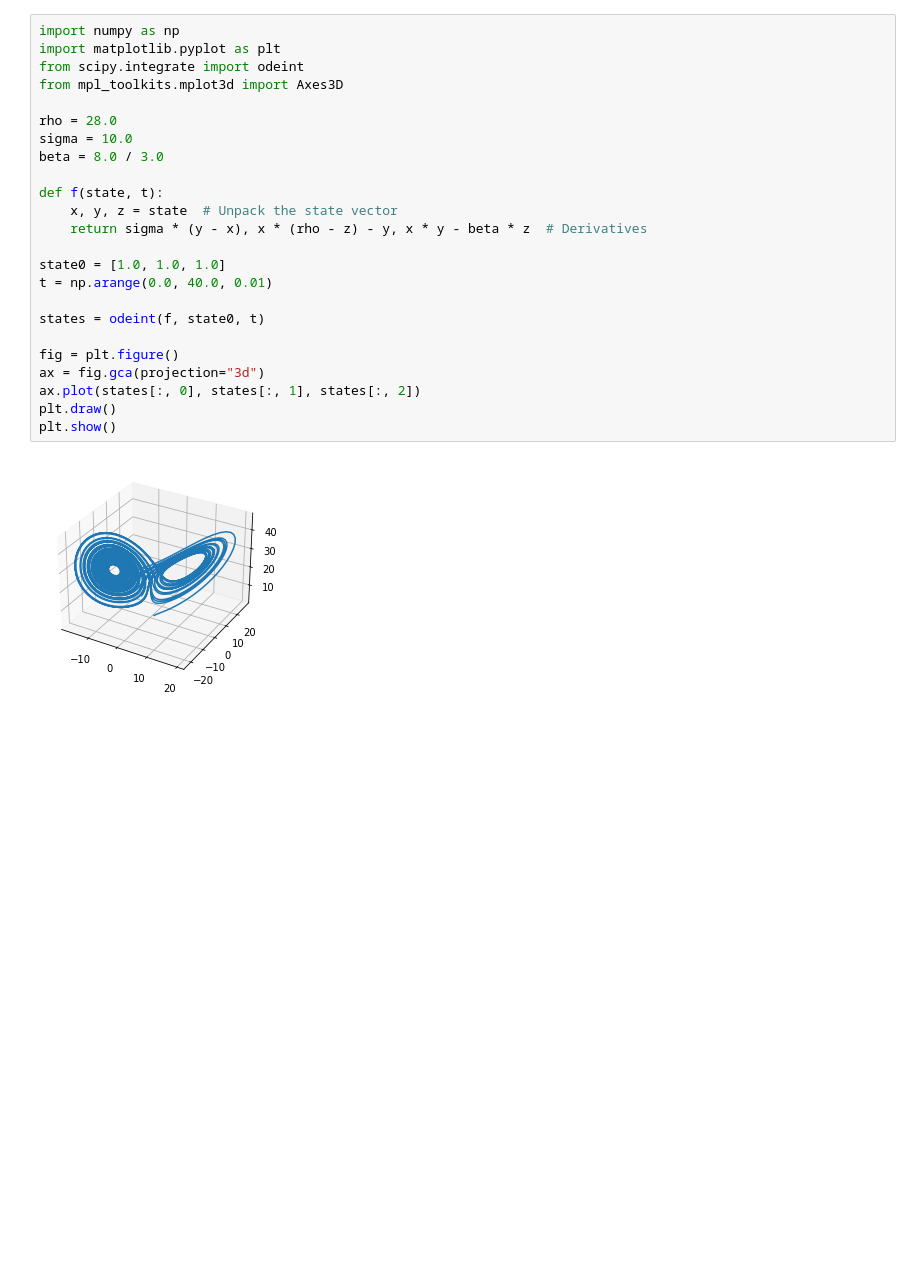
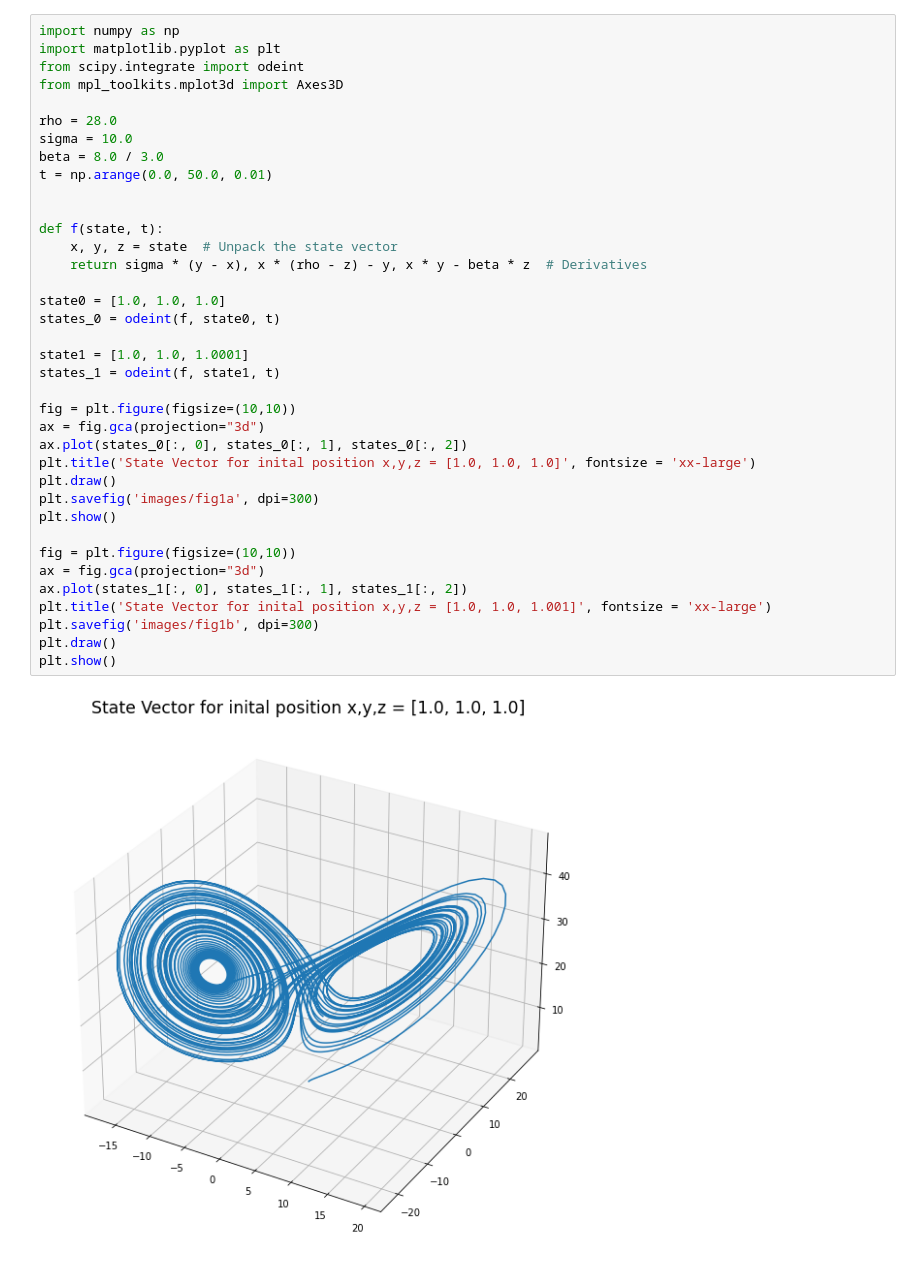
Before and after one commit to sourabh-ch/ph456-computational, a Jupyter notebook: complex-sys/lorenz-eqns.ipynb, the cells around one changed output. Cells and saved outputs as stored; diff of their text form; blank space fills up the shorter version.

Commit message:
all-diagrams-for-essay

```diff
--- a/complex-sys/lorenz-eqns.ipynb
+++ b/complex-sys/lorenz-eqns.ipynb
@@ -1,26 +1,39 @@
 # %%
 import numpy as np
 import matplotlib.pyplot as plt
 from scipy.integrate import odeint
 from mpl_toolkits.mplot3d import Axes3D
 
 rho = 28.0
 sigma = 10.0
 beta = 8.0 / 3.0
+t = np.arange(0.0, 50.0, 0.01)
+
 
 def f(state, t):
     x, y, z = state  # Unpack the state vector
     return sigma * (y - x), x * (rho - z) - y, x * y - beta * z  # Derivatives
 
 state0 = [1.0, 1.0, 1.0]
-t = np.arange(0.0, 40.0, 0.01)
+states_0 = odeint(f, state0, t)
 
-states = odeint(f, state0, t)
+state1 = [1.0, 1.0, 1.0001]
+states_1 = odeint(f, state1, t)
 
-fig = plt.figure()
+fig = plt.figure(figsize=(10,10))
 ax = fig.gca(projection="3d")
-ax.plot(states[:, 0], states[:, 1], states[:, 2])
+ax.plot(states_0[:, 0], states_0[:, 1], states_0[:, 2])
+plt.title('State Vector for inital position x,y,z = [1.0, 1.0, 1.0]', fontsize = 'xx-large')
+plt.draw()
+plt.savefig('images/fig1a', dpi=300)
+plt.show()
+
+fig = plt.figure(figsize=(10,10))
+ax = fig.gca(projection="3d")
+ax.plot(states_1[:, 0], states_1[:, 1], states_1[:, 2])
+plt.title('State Vector for inital position x,y,z = [1.0, 1.0, 1.001]', fontsize = 'xx-large')
+plt.savefig('images/fig1b', dpi=300)
 plt.draw()
 plt.show()
 # %% [output]
-[figure, old version]
+[figure, new version]
```
Also changed, not shown: parts of 8 cells of this notebook, 9 other files.
